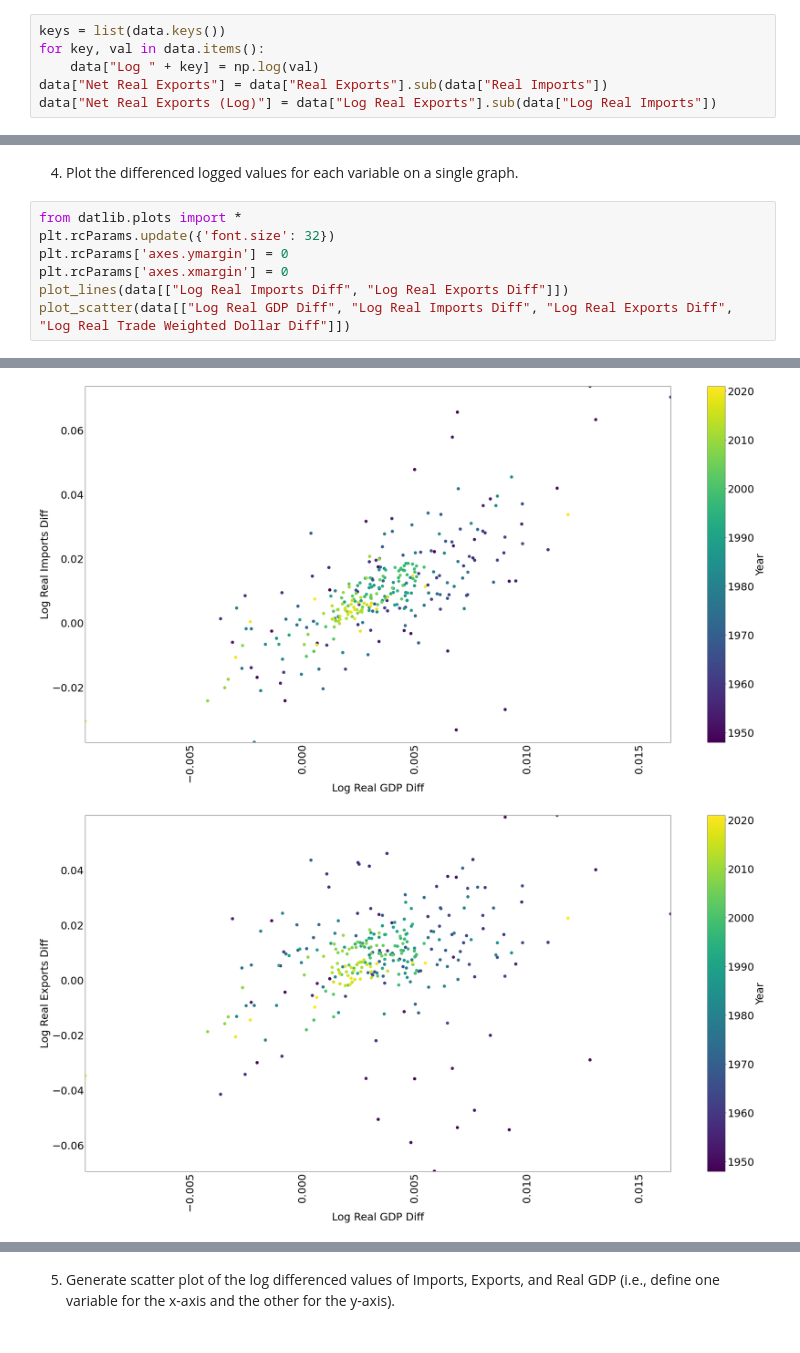
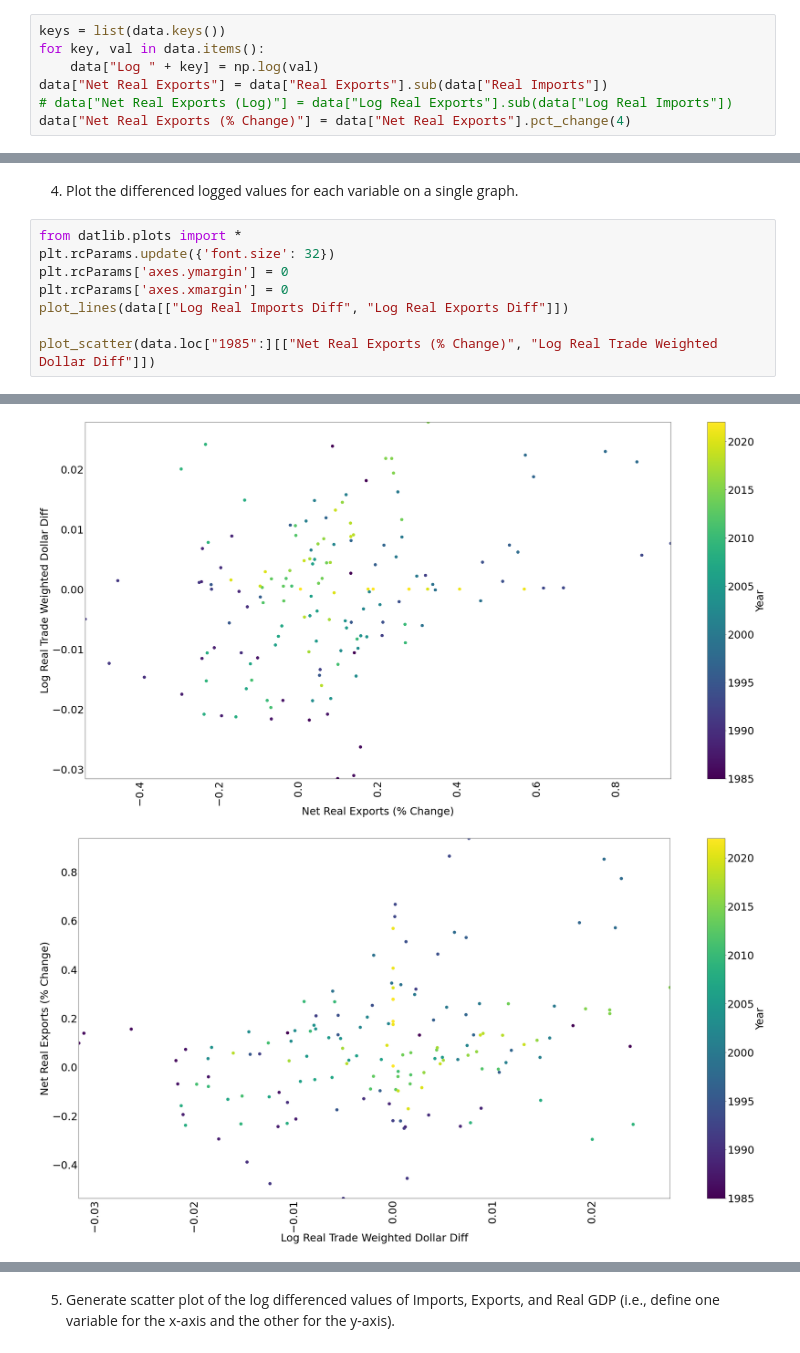
Before and after one commit to jlcatonjr/Macroeconomics-Growth-and-Monetary-Equilibrium, a Jupyter notebook: Data Homework Assignments/Data Homework - Chapter 13 (Mankiw).ipynb, the cells around one changed output, grey strips where cells are left out. Saved outputs shown, nothing was run; the diff lists cells and outputs as text.

```diff
--- a/Data Homework Assignments/Data Homework - Chapter 13 (Mankiw).ipynb
+++ b/Data Homework Assignments/Data Homework - Chapter 13 (Mankiw).ipynb
@@ -42,7 +42,8 @@ keys = list(data.keys())
 for key, val in data.items():
     data["Log " + key] = np.log(val)
 data["Net Real Exports"] = data["Real Exports"].sub(data["Real Imports"])
-data["Net Real Exports (Log)"] = data["Log Real Exports"].sub(data["Log Real Imports"])
+# data["Net Real Exports (Log)"] = data["Log Real Exports"].sub(data["Log Real Imports"])
+data["Net Real Exports (% Change)"] = data["Net Real Exports"].pct_change(4)
 # %%
 # dropna drops months without values for the trade weighted dollar
 data.dropna()
@@ -99,5 +100,6 @@ plt.rcParams.update({'font.size': 32})
 plt.rcParams['axes.ymargin'] = 0
 plt.rcParams['axes.xmargin'] = 0
 plot_lines(data[["Log Real Imports Diff", "Log Real Exports Diff"]])
-plot_scatter(data[["Log Real GDP Diff", "Log Real Imports Diff", "Log Real Exports Diff", "Log Real Trade Weighted Dollar Diff"]])
+
+plot_scatter(data.loc["1985":][["Net Real Exports (% Change)", "Log Real Trade Weighted Dollar Diff"]])
 # %% [output]
@@ -105,2 +107,2 @@ plot_scatter(data[["Log Real GDP Diff", "Log Real Imports Diff", "Log Real Expor
-[figure, old version]
+[figure, new version]
-[figure, old version]
+[figure, new version]
```
Also changed, not shown: parts of 3 cells of this notebook, 3 other files.
